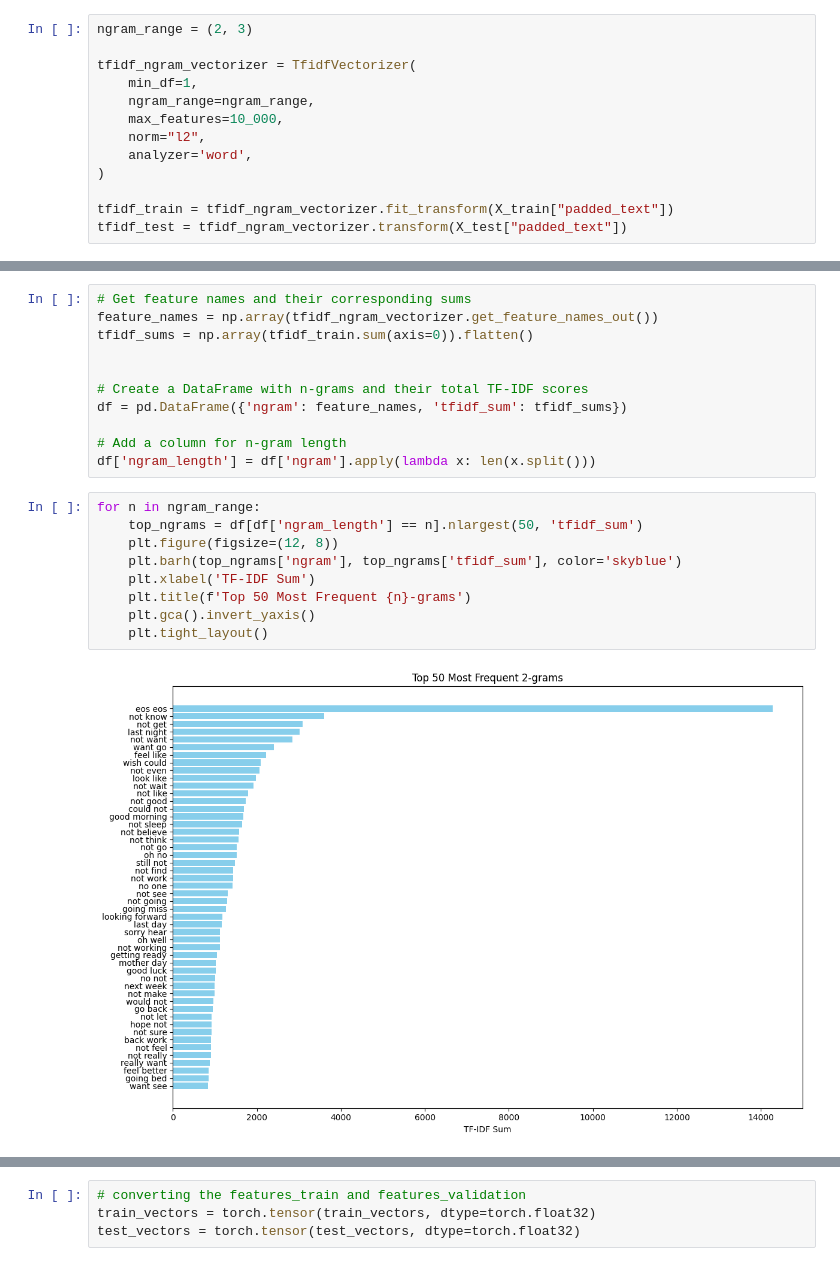
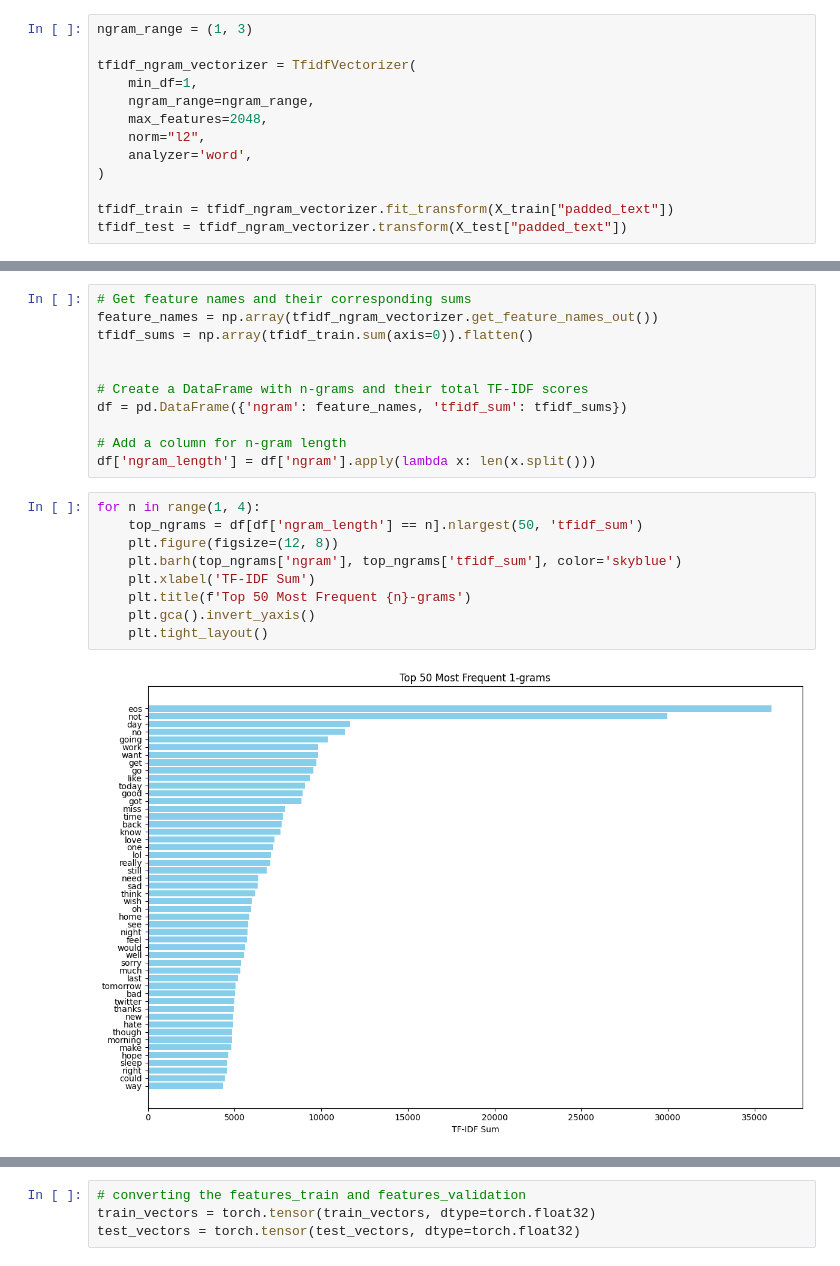
Before and after one commit to aquilina-barhouche/GenAI-Pinnacle-Program, a Jupyter notebook: 06_NLP_using_PyTorch/Assignments/Assignment 1/Notebooks/Assignment_01_Final.ipynb, the cells around one changed output, grey strips where cells are left out. Drawn from its saved outputs; the diff is of its cells as text.

```diff
--- a/06_NLP_using_PyTorch/Assignments/Assignment 1/Notebooks/Assignment_01_Final.ipynb
+++ b/06_NLP_using_PyTorch/Assignments/Assignment 1/Notebooks/Assignment_01_Final.ipynb
@@ -347,12 +343,12 @@ y = train_df[["polarity"]]
 
 X_train, X_test, y_train, y_test = train_test_split(X, y, test_size=0.3, random_state=0, shuffle=True, stratify=train_df["polarity"])
 # %%
-ngram_range = (2, 3)
+ngram_range = (1, 3)
 
 tfidf_ngram_vectorizer = TfidfVectorizer(
     min_df=1,
     ngram_range=ngram_range,
-    max_features=10_000,
+    max_features=2048,
     norm="l2",
     analyzer='word',
 )
@@ -375,13 +371,13 @@ df = pd.DataFrame({'ngram': feature_names, 'tfidf_sum': tfidf_sums})
 # Add a column for n-gram length
 df['ngram_length'] = df['ngram'].apply(lambda x: len(x.split()))
 # %%
-for n in ngram_range:
+for n in range(1, 4):
     top_ngrams = df[df['ngram_length'] == n].nlargest(50, 'tfidf_sum')
     plt.figure(figsize=(12, 8))
     plt.barh(top_ngrams['ngram'], top_ngrams['tfidf_sum'], color='skyblue')
     plt.xlabel('TF-IDF Sum')
     plt.title(f'Top 50 Most Frequent {n}-grams')
     plt.gca().invert_yaxis()
     plt.tight_layout()
 # %% [output]
-[figure, old version]
+[figure, new version]
```
Also changed, not shown: parts of 22 cells of this notebook.
